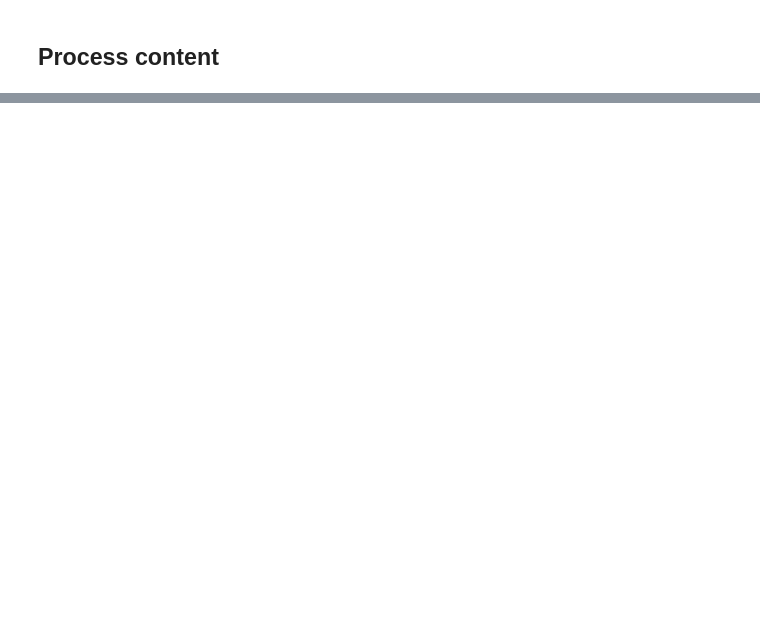
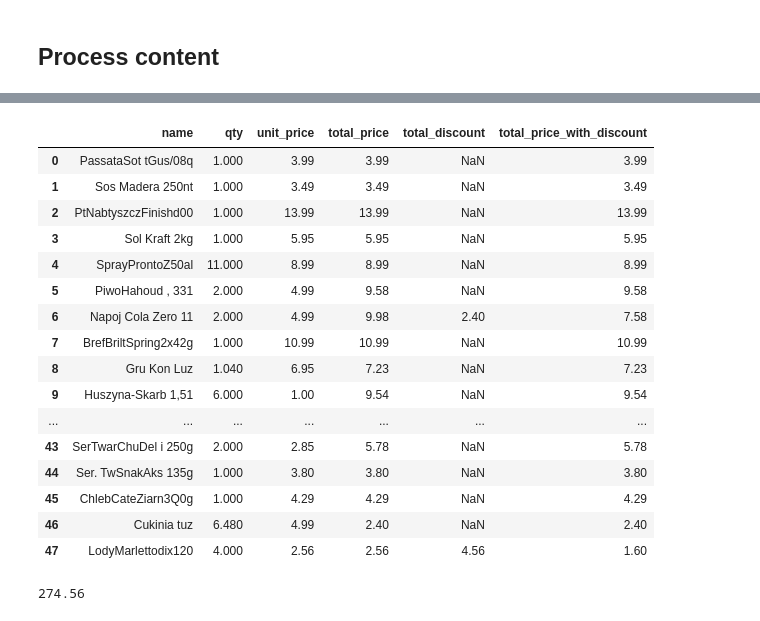
Before and after one commit to MichSobo/OCR-Receipts, a Jupyter notebook: notebooks/process_content.ipynb, the cells around one changed output, grey strips where cells are left out. Drawn from its saved outputs; the diff is of its cells as text; code cells hidden in the pictures; blank space fills up the shorter version.

Commit message:
Big update process_content

```diff
--- a/notebooks/process_content.ipynb
+++ b/notebooks/process_content.ipynb
@@ -84,0 +118,21 @@ def get_shop_address(text):
+# %%
+# Split content string by new lines
+content_split = content.split('\n')
+# %%
+# Remove empty lines
+content_split = list(filter(lambda x: x != '', content_split))
+# %%
+# Consider discount in split content
+split_content_new = []
+
+i = 0
+while i < len(content_split):
+    line = content_split[i]
+
+    if 'OPUST' in line:
+        split_content_new[-1] += [line, content_split[i+1]]
+        i += 2
+
+    else:
+        split_content_new.append([line])
+        i += 1
@@ -84,0 +159,5 @@ def get_shop_address(text):
+# %%
+# Define regular expression patterns
+product_regex = re.compile(r'(.+)\s+\S{1,2}\s+(\d+(,\d+)?) x?([t\d]+,\s?\d{2}) (\d+[,.]\s?\d{0,2})')
+discount_regex = re.compile(r'OPUST [-]?(\d+[,.]?\s?\d{0,2})')
+total_product_price_regex = re.compile(r'\d+[,.]\s?\d{0,2}')
@@ -84,0 +280,25 @@ def get_shop_address(text):
+# %%
+products_df = pd.DataFrame(products)
+products_df
+# %% [output]
+|  | name | qty | unit_price | total_price | total_discount | total_price_with_discount |
+| 0 | PassataSot tGus/08q | 1.000 | 3.99 | 3.99 | NaN | 3.99 |
+| 1 | Sos Madera 250nt | 1.000 | 3.49 | 3.49 | NaN | 3.49 |
+| 2 | PtNabtyszczFinishd00 | 1.000 | 13.99 | 13.99 | NaN | 13.99 |
+| 3 | Sol Kraft 2kg | 1.000 | 5.95 | 5.95 | NaN | 5.95 |
+| 4 | SprayProntoZ50al | 11.000 | 8.99 | 8.99 | NaN | 8.99 |
+| 5 | PiwoHahoud , 331 | 2.000 | 4.99 | 9.58 | NaN | 9.58 |
+| 6 | Napoj Cola Zero 11 | 2.000 | 4.99 | 9.98 | 2.40 | 7.58 |
+| 7 | BrefBriltSpring2x42g | 1.000 | 10.99 | 10.99 | NaN | 10.99 |
+| 8 | Gru Kon Luz | 1.040 | 6.95 | 7.23 | NaN | 7.23 |
+| 9 | Huszyna-Skarb 1,51 | 6.000 | 1.00 | 9.54 | NaN | 9.54 |
+| ... | ... | ... | ... | ... | ... | ... |
+| 43 | SerTwarChuDel i 250g | 2.000 | 2.85 | 5.78 | NaN | 5.78 |
+| 44 | Ser. TwSnakAks 135g | 1.000 | 3.80 | 3.80 | NaN | 3.80 |
+| 45 | ChlebCateZiarn3Q0g | 1.000 | 4.29 | 4.29 | NaN | 4.29 |
+| 46 | Cukinia tuz | 6.480 | 4.99 | 2.40 | NaN | 2.40 |
+| 47 | LodyMarlettodix120 | 4.000 | 2.56 | 2.56 | 4.56 | 1.60 |
+# %%
+products_df.iloc[:, -1].sum()
+# %% [output]
+274.56
```
Also changed, not shown: parts of 48 cells of this notebook, 3 other files.
